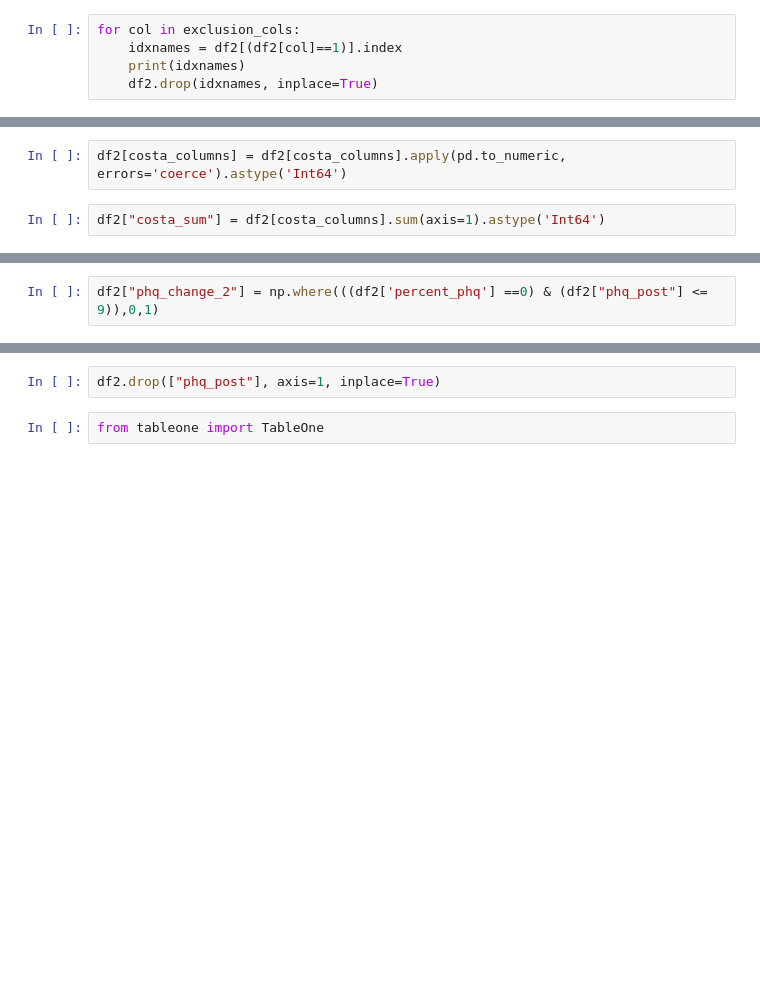
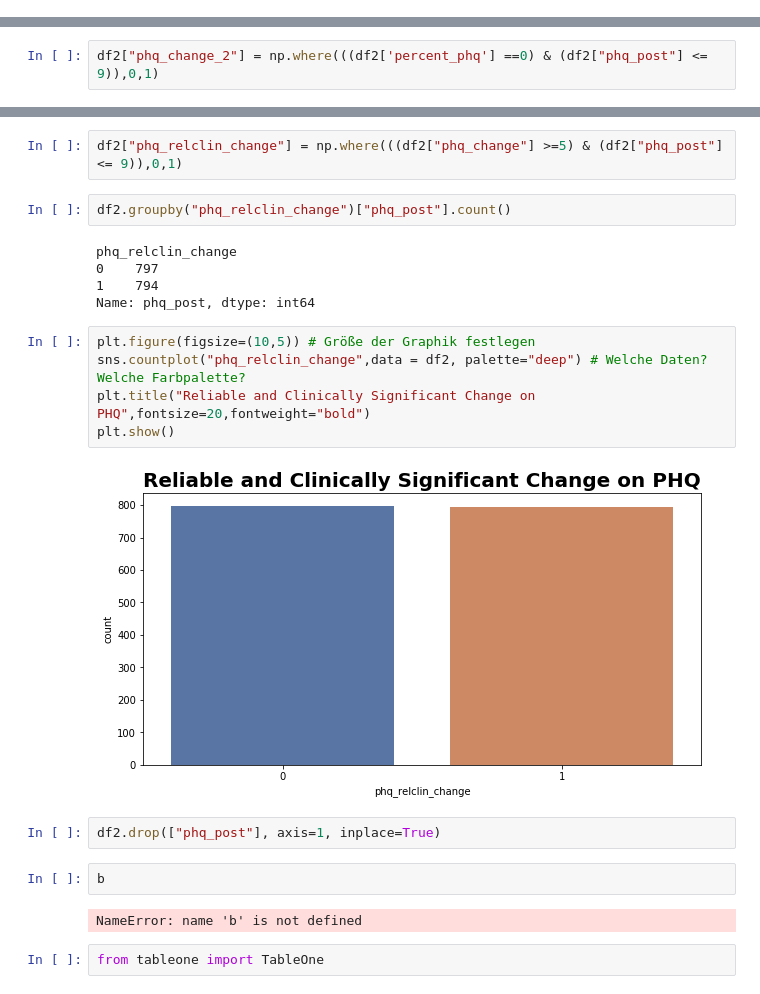
Before and after one commit to leona-ha/Psychotherapy-Outcomes, a Jupyter notebook: notebooks/Earlychange_PHQ_Outcome.ipynb, the cells around one changed output, grey strips where cells are left out. Cells and saved outputs as stored; diff of their text form; blank space fills up the shorter version.

```diff
--- a/notebooks/Earlychange_PHQ_Outcome.ipynb
+++ b/notebooks/Earlychange_PHQ_Outcome.ipynb
@@ -338,8 +412,3 @@ exclusion_cols = ["TI_bip1", "TI_bip2", "TI_MAN_vr"]
-# %%
-for col in exclusion_cols:
-    idxnames = df2[(df2[col]==1)].index
-    print(idxnames)
-    df2.drop(idxnames, inplace=True)
 # %% [markdown]
 ### 1.2.3 Anonymize coach variable and extract gender
 # %%
@@ -471,4 +636,0 @@ costa_columns = ['PRE_costa1', 'PRE_costa2', 'PRE_costa3','PRE_costa4', 'PRE_cos
-# %%
-df2[costa_columns] = df2[costa_columns].apply(pd.to_numeric, errors='coerce').astype('Int64')
-# %%
-df2["costa_sum"] = df2[costa_columns].sum(axis=1).astype('Int64')
@@ -659,5 +904,25 @@ df2.groupby("phq_change_2")["phq_post"].count()
+# %%
+df2["phq_relclin_change"] = np.where(((df2["phq_change"] >=5) & (df2["phq_post"] <= 9)),0,1)
+# %%
+df2.groupby("phq_relclin_change")["phq_post"].count()
+# %% [output]
+phq_relclin_change
+0    797
+1    794
+Name: phq_post, dtype: int64
+# %%
+plt.figure(figsize=(10,5)) # Größe der Graphik festlegen
+sns.countplot("phq_relclin_change",data = df2, palette="deep") # Welche Daten? Welche Farbpalette?
+plt.title("Reliable and Clinically Significant Change on PHQ",fontsize=20,fontweight="bold")
+plt.show()
+# %% [output]
+[figure, added]
 # %%
 df2.drop(["phq_post"], axis=1, inplace=True)
+# %%
+b
+# %% [output]
+NameError: name 'b' is not defined
 # %%
 from tableone import TableOne
 # %%
```
Also changed, not shown: parts of 38 cells of this notebook, 1 other file.
